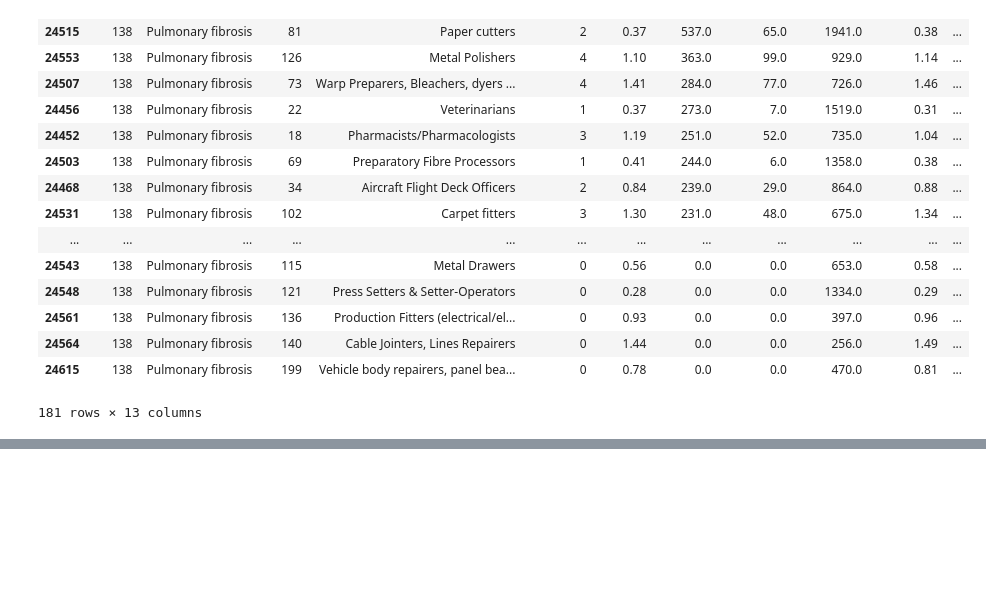
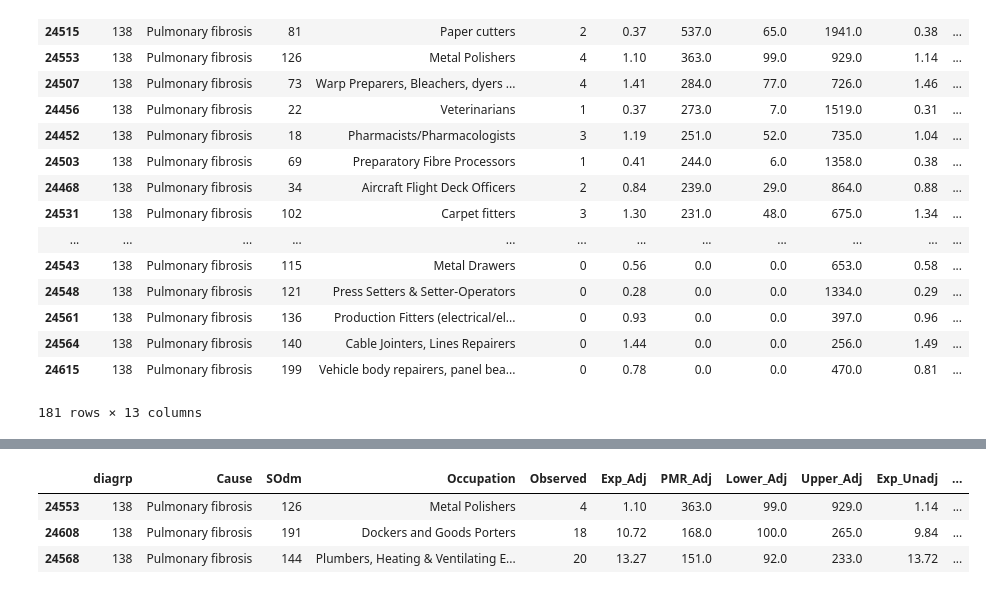
Before and after one commit to drcjar/ipfjes, a Jupyter notebook: notebooks/Occupational mortality for pulmonary fibrosis - dentists 1.ipynb, the cells around one changed output, grey strips where cells are left out. Saved outputs shown, nothing was run; the diff lists cells and outputs as text; code cells hidden in the pictures; blank space fills up the shorter version.

```diff
--- a/notebooks/Occupational mortality for pulmonary fibrosis - dentists 1.ipynb
+++ b/notebooks/Occupational mortality for pulmonary fibrosis - dentists 1.ipynb
@@ -37,0 +52,7 @@ df[df['Cause'] == 'Pulmonary fibrosis'].sort_values(by='PMR_Adj', ascending=Fals
+# %%
+df[(df['Cause'] == 'Pulmonary fibrosis') & (df['Lower_Adj'] > 90)].sort_values(by='PMR_Adj', ascending=False)
+# %% [output]
+|  | diagrp | Cause | SOdm | Occupation | Observed | Exp_Adj | PMR_Adj | Lower_Adj | Upper_Adj | Exp_Unadj | ... |
+| 24553 | 138 | Pulmonary fibrosis | 126 | Metal Polishers | 4 | 1.10 | 363.0 | 99.0 | 929.0 | 1.14 | ... |
+| 24608 | 138 | Pulmonary fibrosis | 191 | Dockers and Goods Porters | 18 | 10.72 | 168.0 | 100.0 | 265.0 | 9.84 | ... |
+| 24568 | 138 | Pulmonary fibrosis | 144 | Plumbers, Heating & Ventilating E... | 20 | 13.27 | 151.0 | 92.0 | 233.0 | 13.72 | ... |
```
Also changed, not shown: parts of 1 cell of this notebook, 1 other file.
